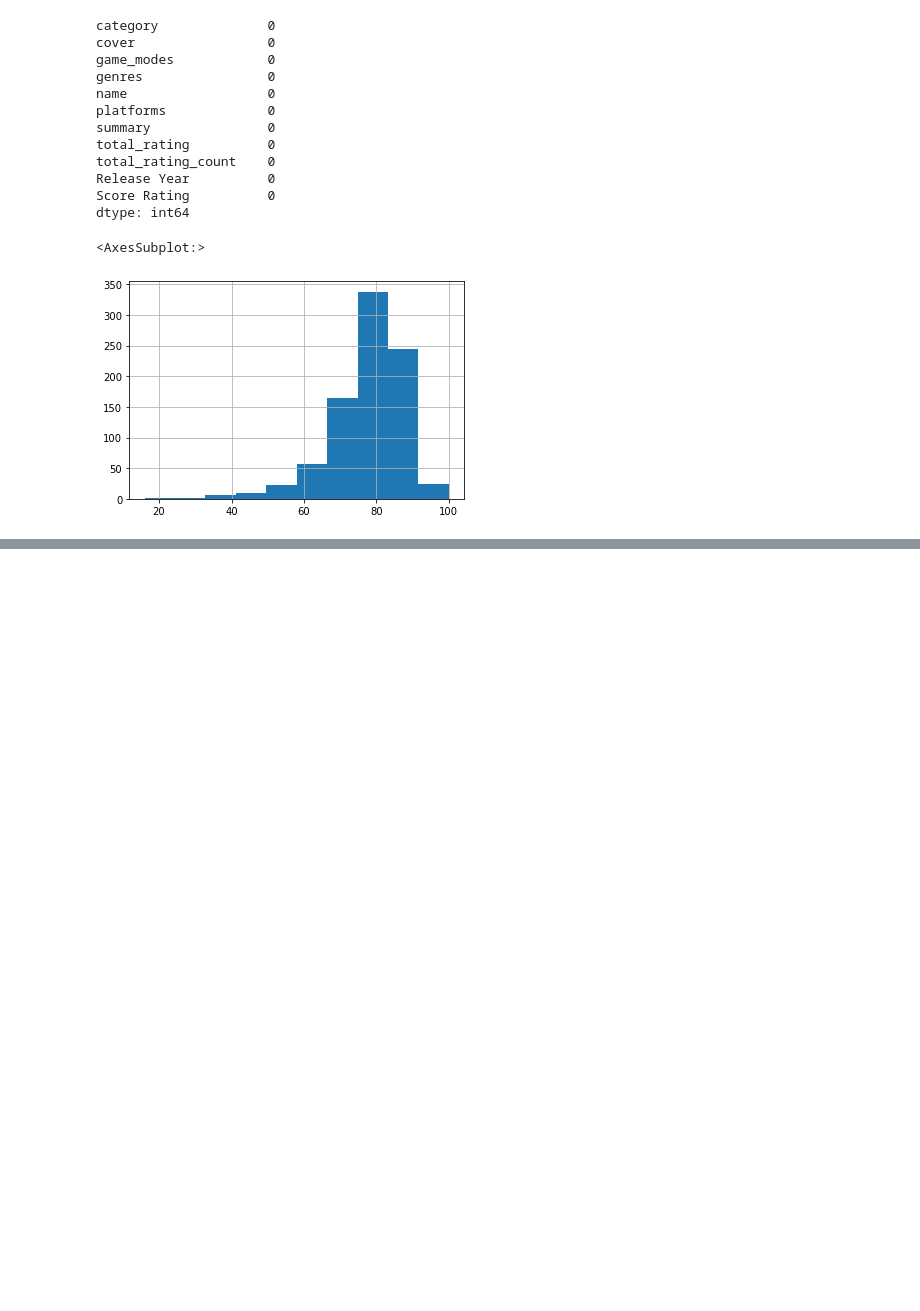
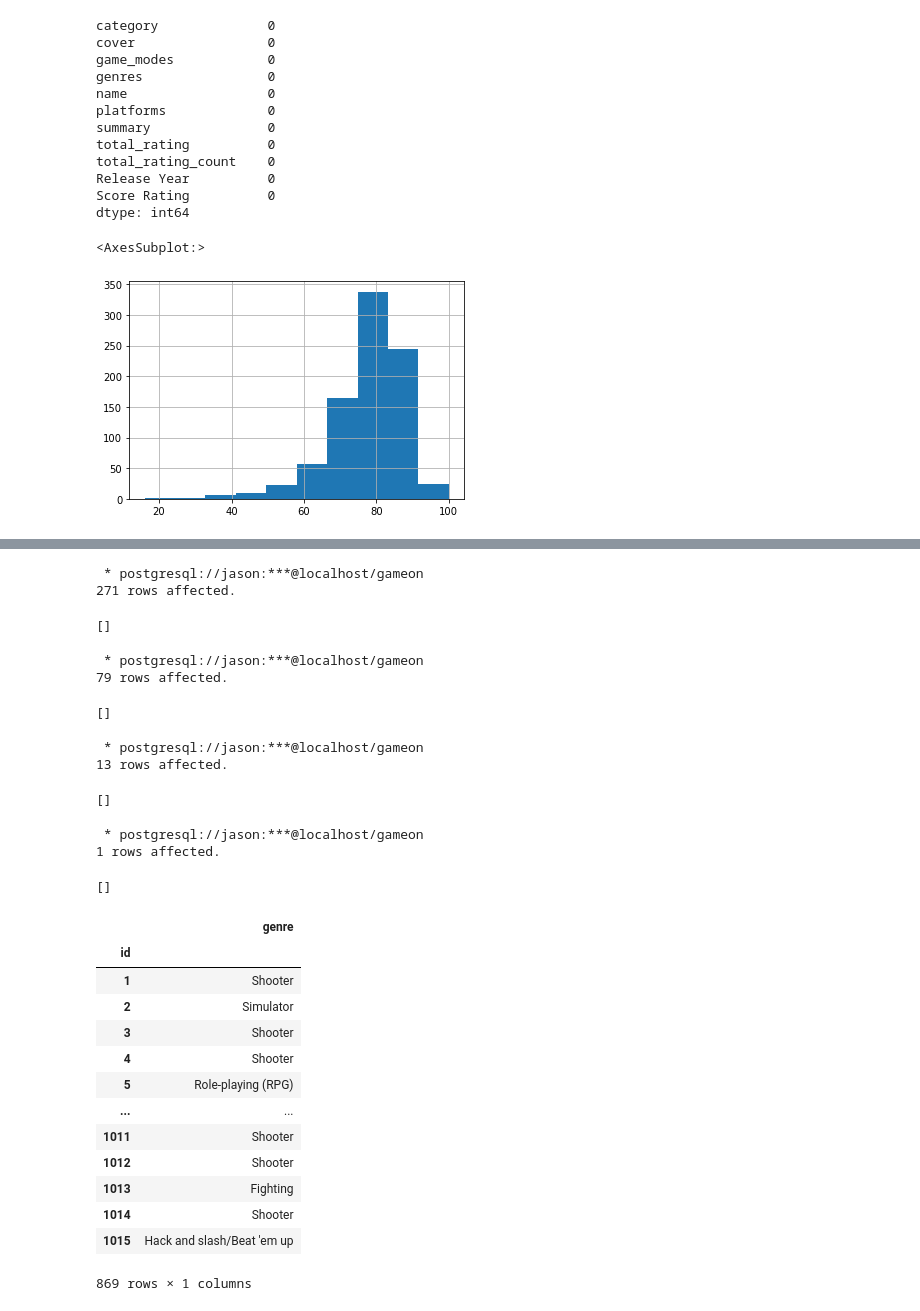
Before and after one commit to 1990Jasonlee/GameOnPassion, a Jupyter notebook: GameOnJson.ipynb, the cells around one changed output, grey strips where cells are left out. Cells and saved outputs as stored; diff of their text form; code cells hidden in the pictures; blank space fills up the shorter version.

```diff
--- a/GameOnJson.ipynb
+++ b/GameOnJson.ipynb
@@ -243,0 +274,49 @@ gamemode_table_df.to_csv('gamemode_table.csv', encoding='utf-8')
+# %%
+%%sql
+
+COPY
+(SELECT game_genre.game_id, genre_info.genre_name
+FROM game_genre
+JOIN genre_info
+ON game_genre.genre3 = genre_info.genre_id)
+TO '/users/jason/dev/GameOnPassion/Data/genre3.csv'(FORMAT csv);
+# %% [output]
+ * postgresql://jason:***@localhost/gameon
+271 rows affected.
+[]
+# %%
+%%sql
+COPY
+(SELECT game_genre.game_id, genre_info.genre_name
+FROM game_genre
+JOIN genre_info
+ON game_genre.genre4 = genre_info.genre_id)
+TO '/users/jason/dev/GameOnPassion/Data/genre4.csv'(FORMAT csv);
+# %% [output]
+ * postgresql://jason:***@localhost/gameon
+79 rows affected.
+[]
+# %%
+%%sql
+COPY
+(SELECT game_genre.game_id, genre_info.genre_name
+FROM game_genre
+JOIN genre_info
+ON game_genre.genre5 = genre_info.genre_id)
+TO '/users/jason/dev/GameOnPassion/Data/genre5.csv'(FORMAT csv);
+# %% [output]
+ * postgresql://jason:***@localhost/gameon
+13 rows affected.
+[]
+# %%
+%%sql
+COPY
+(SELECT game_genre.game_id, genre_info.genre_name
+FROM game_genre
+JOIN genre_info
+ON game_genre.genre6 = genre_info.genre_id)
+TO '/users/jason/dev/GameOnPassion/Data/genre6.csv'(FORMAT csv);
+# %% [output]
+ * postgresql://jason:***@localhost/gameon
+1 rows affected.
+[]
@@ -243,0 +342,17 @@ gamemode_table_df.to_csv('gamemode_table.csv', encoding='utf-8')
+# %%
+genre1
+# %% [output]
+|  | genre |
+| id |  |
+| 1 | Shooter |
+| 2 | Simulator |
+| 3 | Shooter |
+| 4 | Shooter |
+| 5 | Role-playing (RPG) |
+| ... | ... |
+| 1011 | Shooter |
+| 1012 | Shooter |
+| 1013 | Fighting |
+| 1014 | Shooter |
+| 1015 | Hack and slash/Beat 'em up |
+869 rows × 1 columns
```
Also changed, not shown: parts of 13 cells of this notebook, 7 other files.
